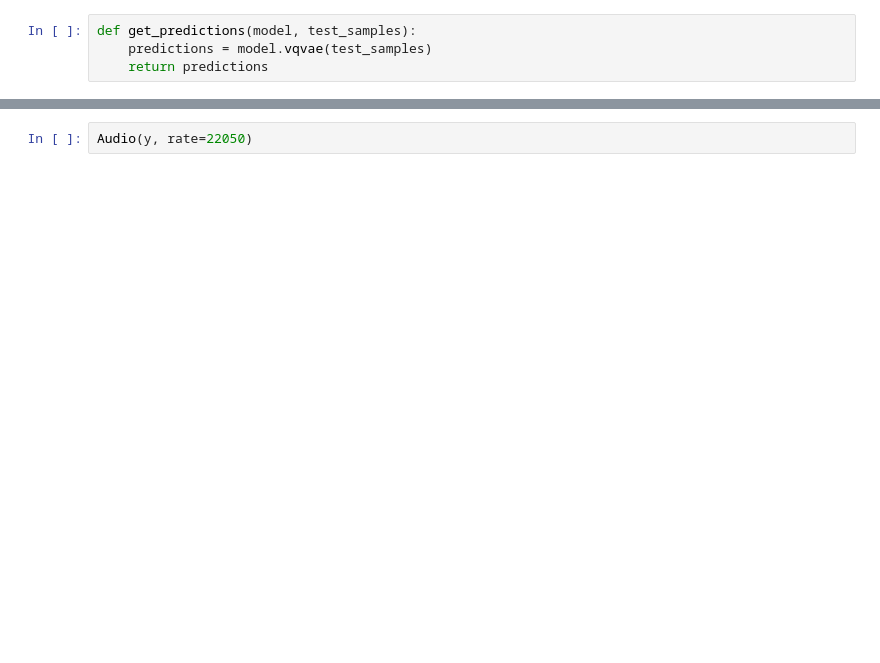
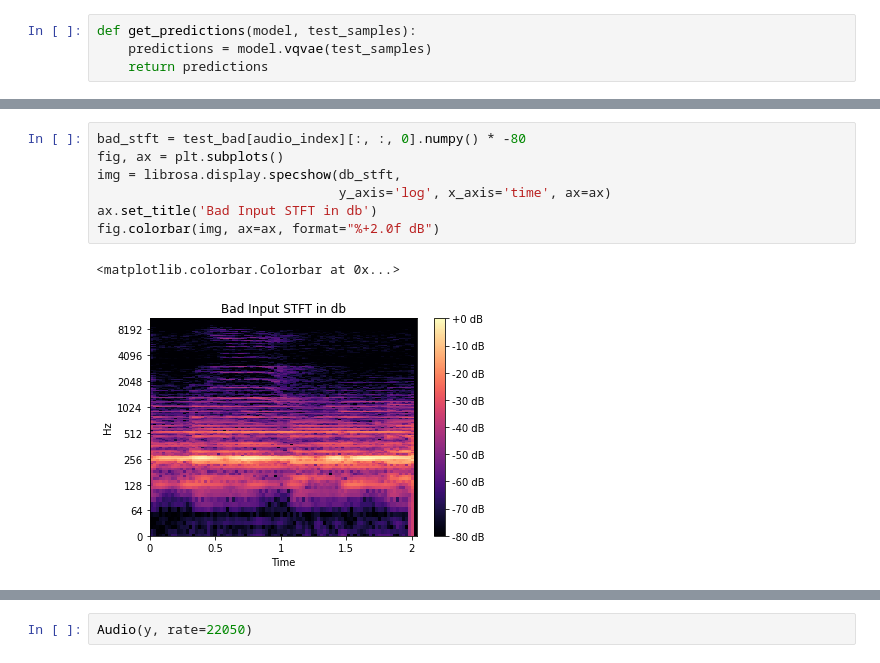
Before and after one commit to jrmylee/daniil, a Jupyter notebook: new_vae/STFT VQVae.ipynb, the cells around one changed output, grey strips where cells are left out. Drawn from its saved outputs; the diff is of its cells as text; blank space fills up the shorter version.

```diff
--- a/new_vae/STFT VQVae.ipynb
+++ b/new_vae/STFT VQVae.ipynb
@@ -68,3 +68,13 @@ fig.colorbar(img, ax=ax, format="%+2.0f dB")
+# %%
+bad_stft = test_bad[audio_index][:, :, 0].numpy() * -80
+fig, ax = plt.subplots()
+img = librosa.display.specshow(db_stft,
+                               y_axis='log', x_axis='time', ax=ax)
+ax.set_title('Bad Input STFT in db')
+fig.colorbar(img, ax=ax, format="%+2.0f dB")
+# %% [output]
+<matplotlib.colorbar.Colorbar at 0x...>
+[figure, added]
 # %%
 fig, ax = plt.subplots()
 img = librosa.display.specshow(reconstructed_stft,y_axis='log', x_axis='time', ax=ax)
```
Also changed, not shown: parts of 10 cells of this notebook, 15 other files.
